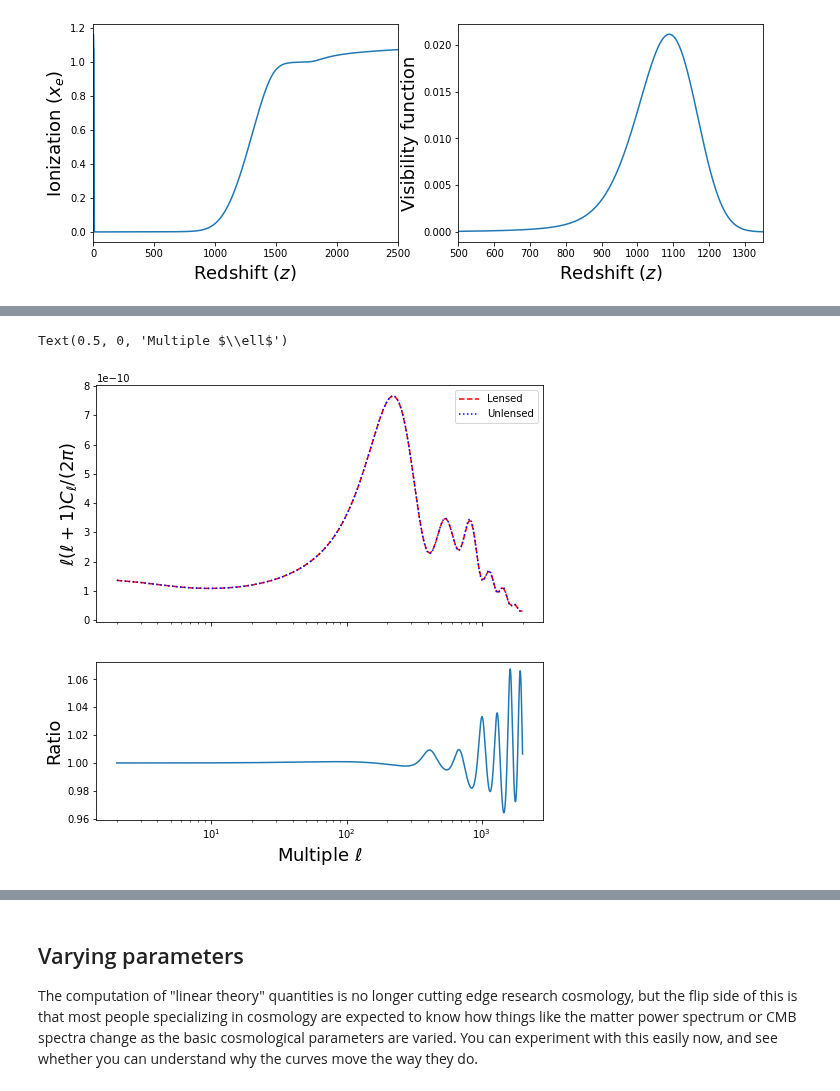
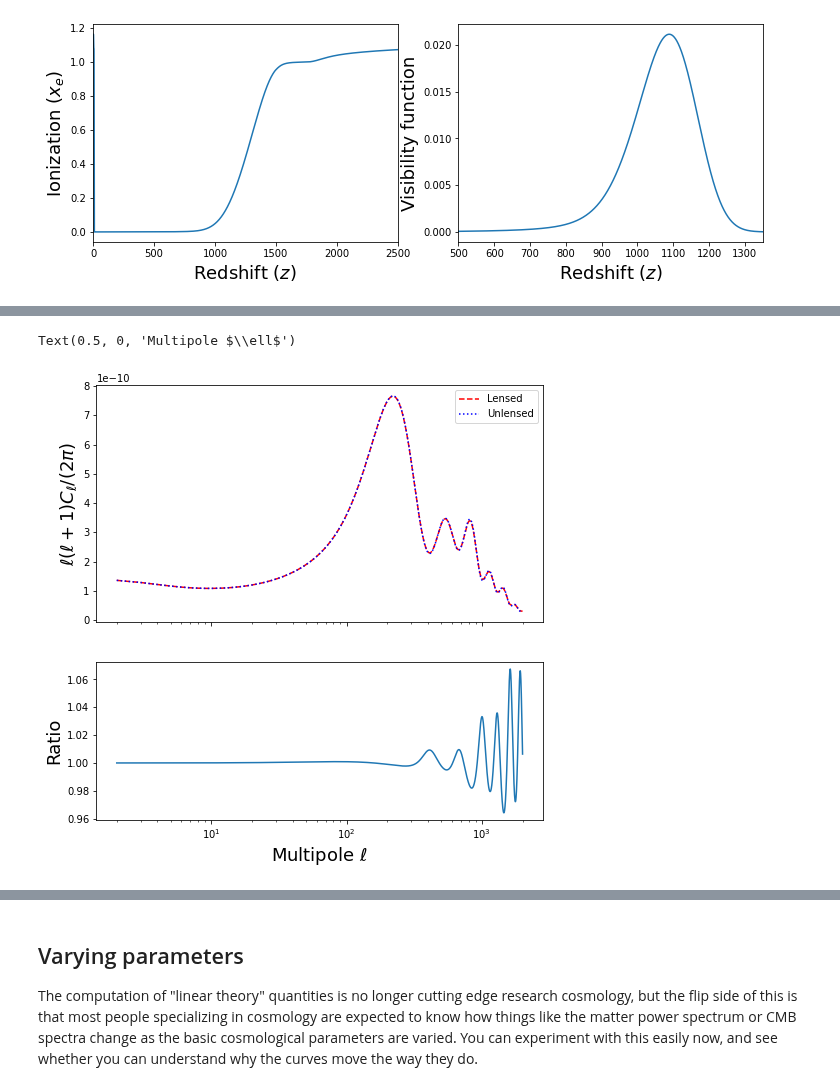
Before and after one commit to LBJ-Wade/Notebooks_cosmology, a Jupyter notebook: physics229/ClassBoltzmannCode.ipynb, the cells around one changed output, grey strips where cells are left out. Saved outputs shown, nothing was run; the diff lists cells and outputs as text; code cells hidden in the pictures.

```diff
--- a/physics229/ClassBoltzmannCode.ipynb
+++ b/physics229/ClassBoltzmannCode.ipynb
@@ -130,20 +130,20 @@ Text(0, 0.5, '$\\ell(\\ell+1)C_\\ell/(2\\pi)$')
 # %%
 # We can compare the spectra with and without lensing:
 lcls = cosmo.lensed_cl(2000)
 ucls = cosmo.raw_cl(2000)
 #
 fig,ax = plt.subplots(2,1,figsize=(8,8),sharex=True,gridspec_kw={'height_ratios':[3,2]})
 ell = lcls['ell'][2:]  # Start at the quadrupole.
 fac = ell*(ell+1)/(2*np.pi)
 ax[0].plot(ell,fac*lcls['tt'][2:],'r--',label='Lensed')
 ax[0].plot(ell,fac*ucls['tt'][2:],'b:',label='Unlensed')
 ax[0].legend()
 ax[0].set_xscale('log')
 ax[0].set_ylabel(r'$\ell(\ell+1)C_\ell/(2\pi)$',fontsize=18)
 #
 ax[1].plot(ell,lcls['tt'][2:]/ucls['tt'][2:])
 ax[1].set_ylabel(r'Ratio',fontsize=18)
-ax[1].set_xlabel(r'Multiple $\ell$',fontsize=18)
+ax[1].set_xlabel(r'Multipole $\ell$',fontsize=18)
 # %% [output]
-Text(0.5, 0, 'Multiple $\\ell$')
+Text(0.5, 0, 'Multipole $\\ell$')
-[figure, old version]
+[figure, new version]
```
Also changed, not shown: parts of 7 cells of this notebook.
